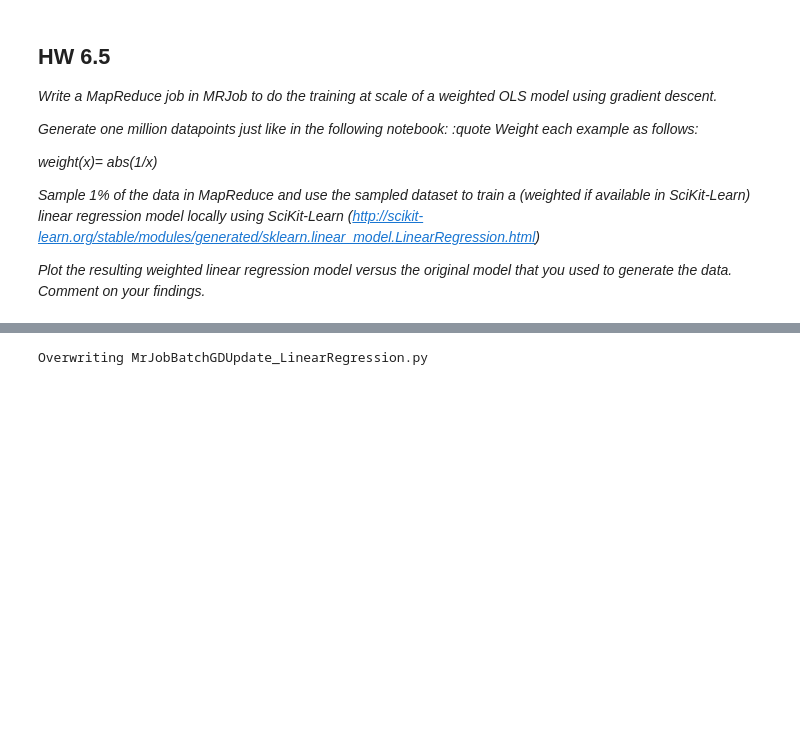
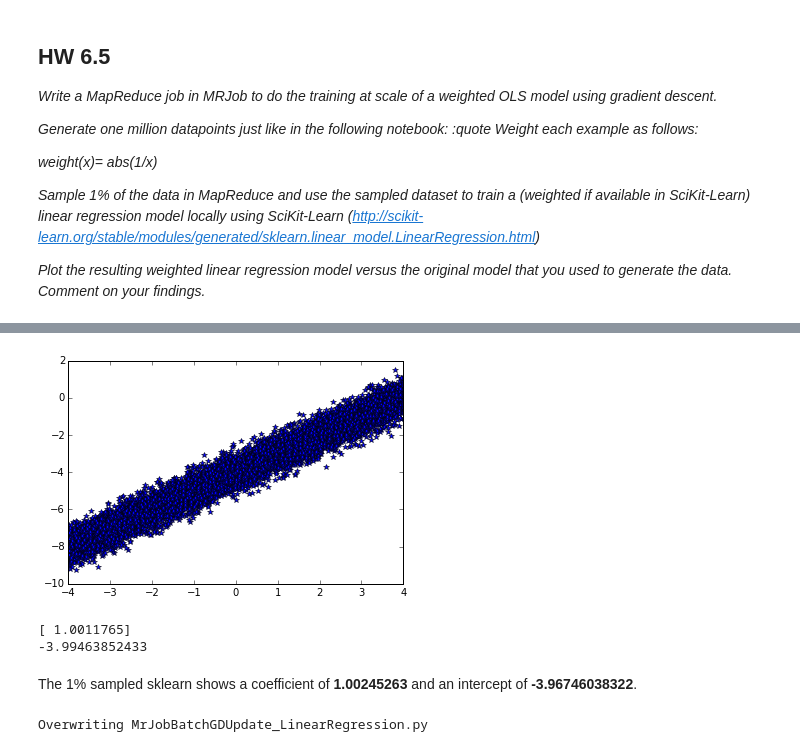
Before and after one commit to vamsisakh/W261, a Jupyter notebook: hw6/MIDS-W261-2015-HWK-Week06-Anderson_Wen_Sakhamuri.ipynb, the cells around one changed output, grey strips where cells are left out. Cells and saved outputs as stored; diff of their text form; code cells hidden in the pictures; blank space fills up the shorter version.

```diff
--- a/hw6/MIDS-W261-2015-HWK-Week06-Anderson_Wen_Sakhamuri.ipynb
+++ b/hw6/MIDS-W261-2015-HWK-Week06-Anderson_Wen_Sakhamuri.ipynb
@@ -252,15 +260,14 @@ Weight each example as follows:*
 
 *Plot the resulting weighted linear regression model versus the original model that you used to generate the data. Comment on your findings.*
 # %%
- %matplotlib inline
 import numpy as np
 import pylab
-size = 1000
+%matplotlib inline
+size = 1000000
 w_ols = []
 x = np.random.uniform(-4, 4, size)
 for d in x:
     w_ols.append(1/(abs(d)+0.01))
 y = x * 1.0 - 4 + np.random.normal(0,0.5,size)
 data = zip(y,x,w_ols)
-print data
 np.savetxt('LinearRegression.csv',data,delimiter = ",")
@@ -272,3 +279,28 @@ pylab.show()
+# %%
+np.random.seed(0)
+shuffle = np.random.permutation(np.arange(x.shape[0]))
+x_sample, y_sample = x[shuffle], y[shuffle]
+# %%
+size = len(x)/100
+x_small, y_small = x_sample[:size], y_sample[:size]
+weight_x = abs(1/x_small)
+x_small = x_small.reshape(-1,1) #reshape to be friendly with ski-kit learn
+# %%
+pylab.plot(x_small, y_small,'*')
+pylab.show()
+# %% [output]
+[figure, added]
+# %%
+from sklearn import linear_model
+clf = linear_model.LinearRegression()
+clf.fit (x_small,y_small,weight_x)
+print clf.coef_
+print clf.intercept_
+# %% [output]
+[ 1.0011765]
+-3.99463852433
+# %% [markdown]
+The 1% sampled sklearn shows a coefficient of **1.00245263** and an intercept of **-3.96746038322**.
 # %%
 %%writefile MrJobBatchGDUpdate_LinearRegression.py
 from mrjob.job import MRJob
```
Also changed, not shown: parts of 7 cells of this notebook.
